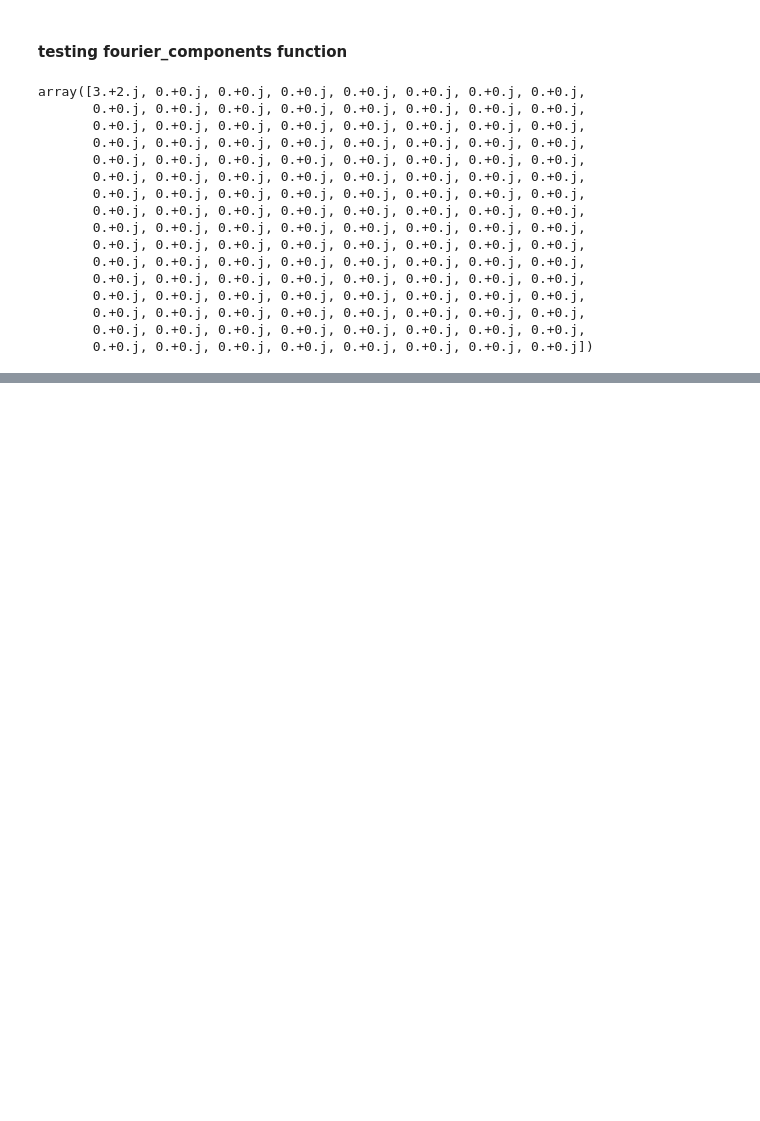
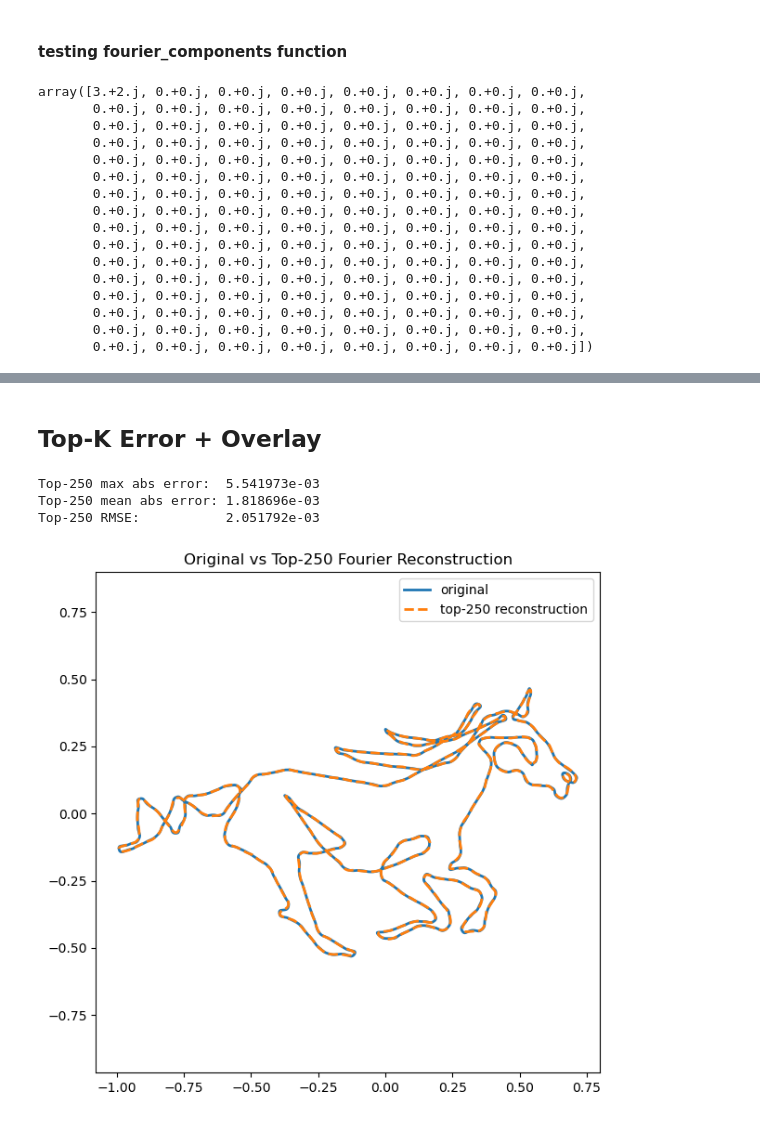
Before and after one commit to wendycao411/fourier_svg, a Jupyter notebook: fourier_svg.ipynb, the cells around one changed output, grey strips where cells are left out. Drawn from its saved outputs; the diff is of its cells as text; code cells hidden in the pictures; blank space fills up the shorter version.

```diff
--- a/fourier_svg.ipynb
+++ b/fourier_svg.ipynb
@@ -108,0 +260,35 @@ array([3.+2.j, 0.+0.j, 0.+0.j, 0.+0.j, 0.+0.j, 0.+0.j, 0.+0.j, 0.+0.j,
+# %% [markdown]
+## Top-K Error + Overlay
+# %%
+def reconstruct_topk(points, coeffs, n_vectors=250):
+    z = points[:, 0] + 1j * points[:, 1]
+    N = len(z)
+    order = np.argsort(-np.abs(coeffs))[:n_vectors]
+
+    coeffs_topk = np.zeros_like(coeffs)
+    coeffs_topk[order] = coeffs[order]
+
+    z_hat = np.fft.ifft(coeffs_topk * N)
+    err = np.abs(z - z_hat)
+    return z, z_hat, err
+
+
+n_vectors = 250
+z, z_hat, err = reconstruct_topk(points, coeffs, n_vectors=n_vectors)
+
+print(f"Top-{n_vectors} max abs error:  {err.max():.6e}")
+print(f"Top-{n_vectors} mean abs error: {err.mean():.6e}")
+print(f"Top-{n_vectors} RMSE:           {np.sqrt(np.mean(err**2)):.6e}")
+
+plt.figure(figsize=(7, 7))
+plt.plot(z.real, z.imag, linewidth=2, label="original")
+plt.plot(z_hat.real, z_hat.imag, "--", linewidth=2, label=f"top-{n_vectors} reconstruction")
+plt.axis("equal")
+plt.legend()
+plt.title(f"Original vs Top-{n_vectors} Fourier Reconstruction")
+plt.show()
+# %% [output]
+Top-250 max abs error:  5.541973e-03
+Top-250 mean abs error: 1.818696e-03
+Top-250 RMSE:           2.051792e-03
+[figure, added]
```
Also changed, not shown: parts of 7 cells of this notebook, 1 other file.
